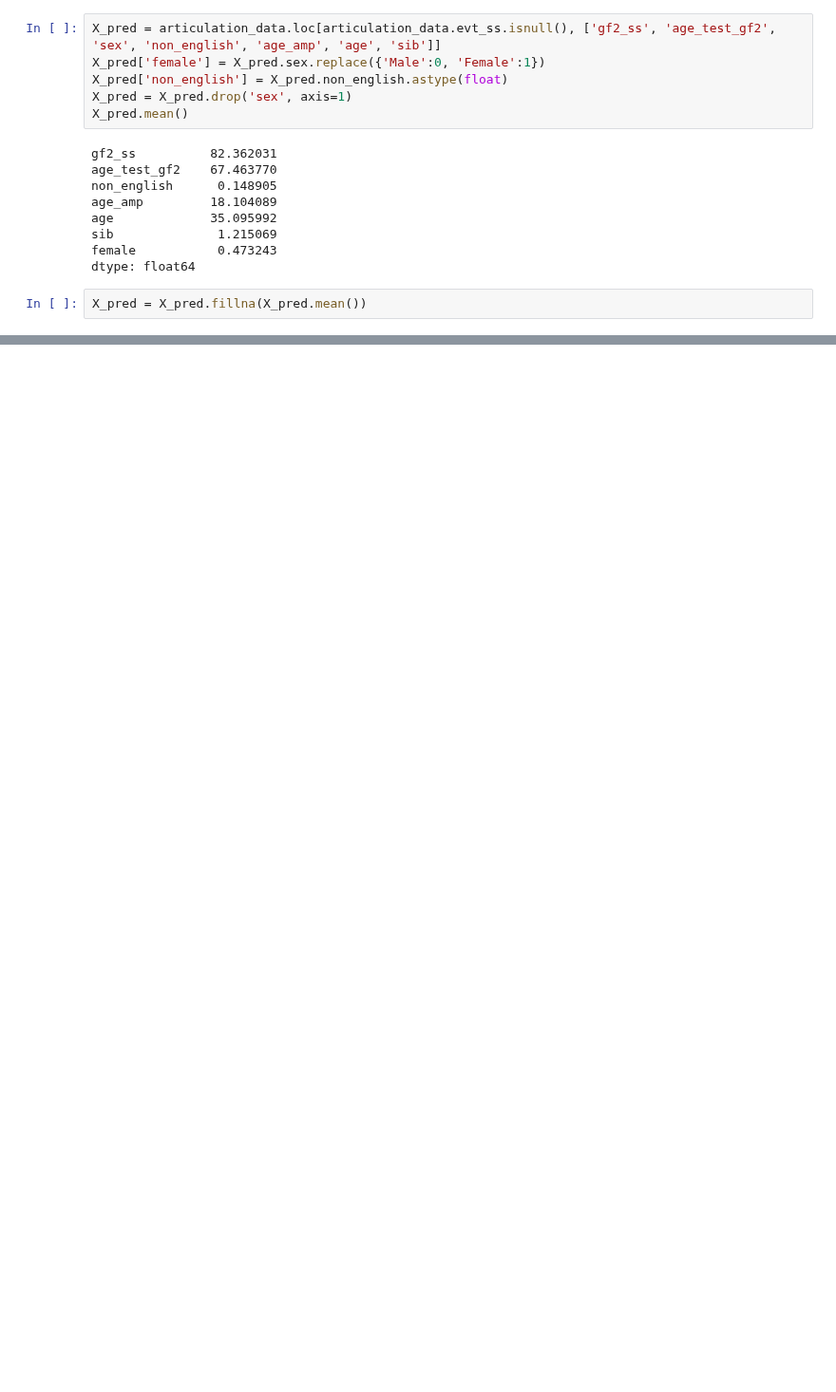
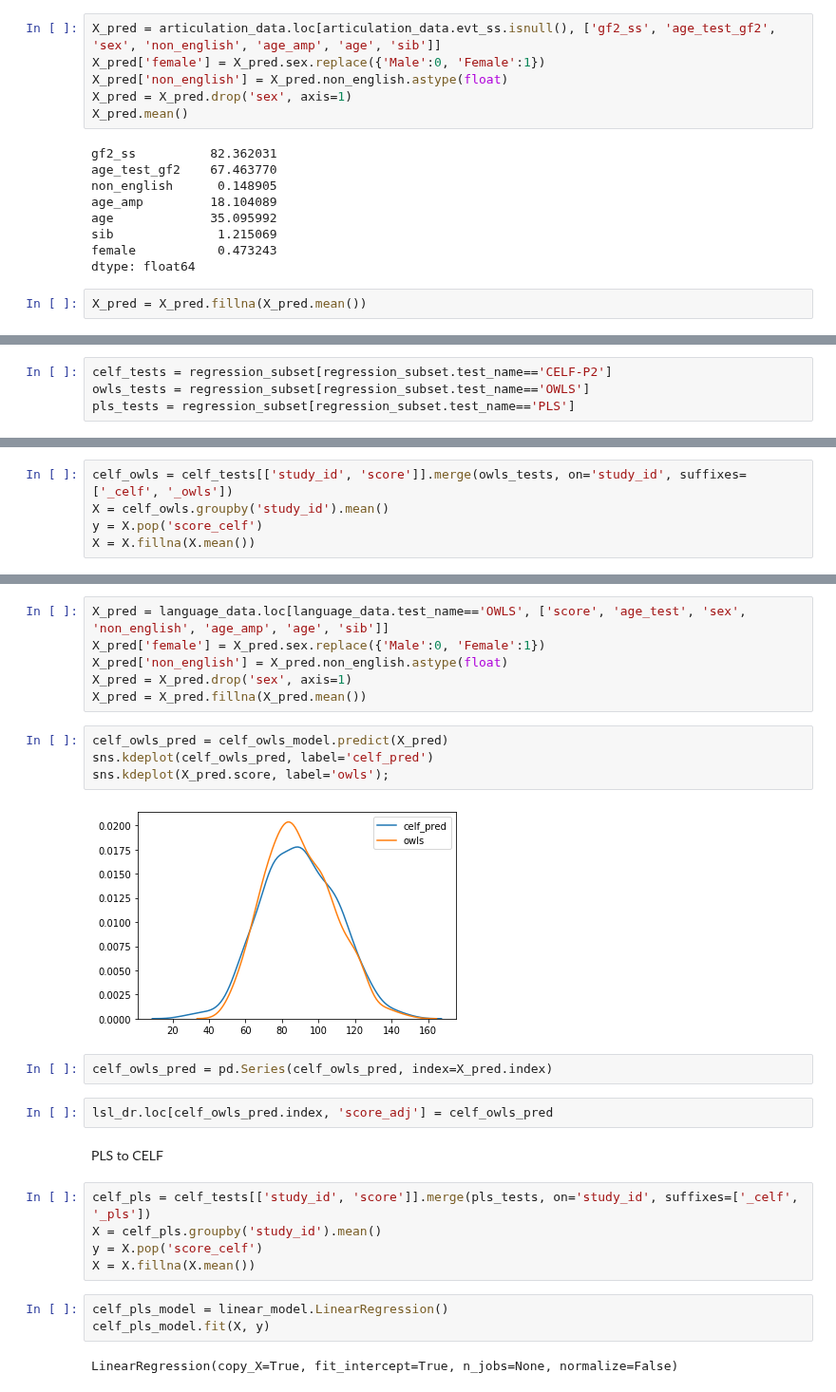
Before and after one commit to fonnesbeck/infant_hearing_intervention, a Jupyter notebook: notebooks/scores_adjustment.ipynb, the cells around one changed output, grey strips where cells are left out. Shown at 95% size. Cells and saved outputs as stored; diff of their text form; blank space fills up the shorter version.

```diff
--- a/notebooks/scores_adjustment.ipynb
+++ b/notebooks/scores_adjustment.ipynb
@@ -160,0 +195,4 @@ sns.kdeplot(X_pred.gf2_ss);
+# %%
+celf_tests = regression_subset[regression_subset.test_name=='CELF-P2']
+owls_tests = regression_subset[regression_subset.test_name=='OWLS']
+pls_tests = regression_subset[regression_subset.test_name=='PLS']
@@ -160,0 +205,5 @@ sns.kdeplot(X_pred.gf2_ss);
+# %%
+celf_owls = celf_tests[['study_id', 'score']].merge(owls_tests, on='study_id', suffixes=['_celf', '_owls'])
+X = celf_owls.groupby('study_id').mean()
+y = X.pop('score_celf')
+X = X.fillna(X.mean())
@@ -160,0 +215,28 @@ sns.kdeplot(X_pred.gf2_ss);
+# %%
+X_pred = language_data.loc[language_data.test_name=='OWLS', ['score', 'age_test', 'sex', 'non_english', 'age_amp', 'age', 'sib']]
+X_pred['female'] = X_pred.sex.replace({'Male':0, 'Female':1})
+X_pred['non_english'] = X_pred.non_english.astype(float)
+X_pred = X_pred.drop('sex', axis=1)
+X_pred = X_pred.fillna(X_pred.mean())
+# %%
+celf_owls_pred = celf_owls_model.predict(X_pred)
+sns.kdeplot(celf_owls_pred, label='celf_pred')
+sns.kdeplot(X_pred.score, label='owls');
+# %% [output]
+[figure, added]
+# %%
+celf_owls_pred = pd.Series(celf_owls_pred, index=X_pred.index)
+# %%
+lsl_dr.loc[celf_owls_pred.index, 'score_adj'] = celf_owls_pred
+# %% [markdown]
+PLS to CELF
+# %%
+celf_pls = celf_tests[['study_id', 'score']].merge(pls_tests, on='study_id', suffixes=['_celf', '_pls'])
+X = celf_pls.groupby('study_id').mean()
+y = X.pop('score_celf')
+X = X.fillna(X.mean())
+# %%
+celf_pls_model = linear_model.LinearRegression()
+celf_pls_model.fit(X, y)
+# %% [output]
+LinearRegression(copy_X=True, fit_intercept=True, n_jobs=None, normalize=False)
```
Also changed, not shown: parts of 24 cells of this notebook, 5 other files.
